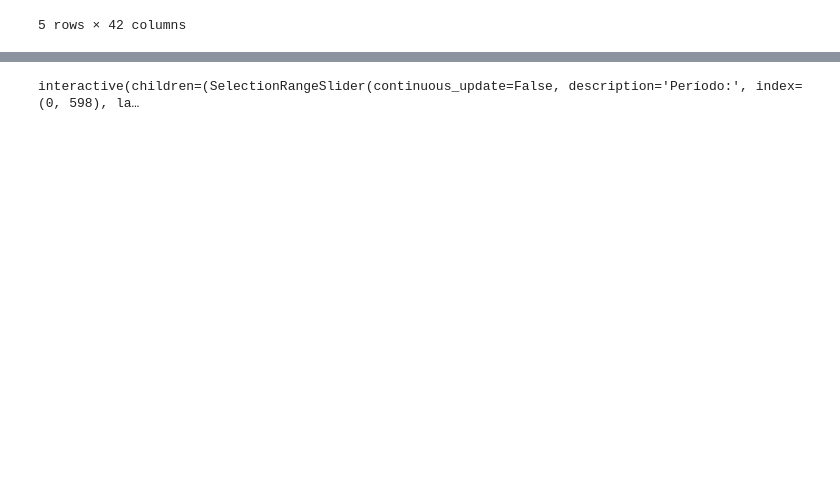
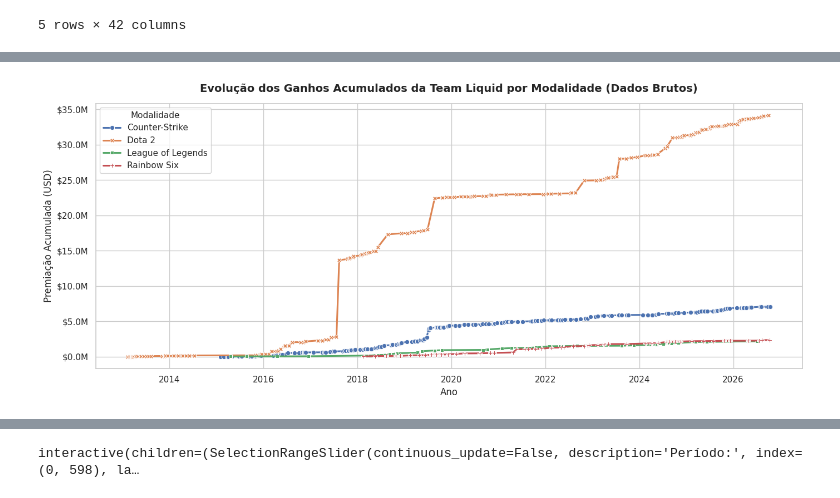
Before and after one commit to AlbertButzke/BrincadeiraComDados, a Jupyter notebook: CounterStrike/Team_Liquid.ipynb, the cells around one changed output, grey strips where cells are left out. Cells and saved outputs as stored; diff of their text form; code cells hidden in the pictures; blank space fills up the shorter version.

```diff
--- a/CounterStrike/Team_Liquid.ipynb
+++ b/CounterStrike/Team_Liquid.ipynb
@@ -462,0 +539,83 @@ Liquid_dota_filtered.head()
+# %%
+import matplotlib.pyplot as plt
+import matplotlib.ticker as ticker
+import numpy as np
+import pandas as pd
+import seaborn as sns
+
+
+# ==============================================================================
+# 1. FUNÇÃO DE HIGIENIZAÇÃO FINANCEIRA E SOMA CUMULATIVA
+# ==============================================================================
+def processar_financeiro(df):
+    """Converte a premiação para float, ordena por data cronológica
+
+    e calcula o ganho acumulado histórico da modalidade.
+    """
+    df = df.copy()
+    df["Prize_Clean"] = (
+        df["Prize"]
+        .astype(str)
+        .str.replace(r"[\$,]", "", regex=True)
+        .replace(["-", "nan", "NaN", ""], "0")
+        .astype(float)
+    )
+    df["Date"] = pd.to_datetime(df["Date"])
+    df = df.sort_values("Date").reset_index(drop=True)
+    df["Cumulative_Prize"] = df["Prize_Clean"].cumsum()
+    return df
+
+
+# Processando os 4 jogos originais
+Liquid_dota = processar_financeiro(Liquid_dota)
+Liquid_lol = processar_financeiro(Liquid_lol)
+Liquid_csgo = processar_financeiro(Liquid_csgo)
+Liquid_rainbow6 = processar_financeiro(Liquid_rainbow6)
+
+# Concatenação preliminar apenas com os dados originais
+df_inicial = pd.concat(
+    [Liquid_dota, Liquid_lol, Liquid_csgo, Liquid_rainbow6], ignore_index=True
+)
+df_inicial = df_inicial.sort_values(["Game", "Date"]).reset_index(drop=True)
+df_inicial["Cumulative_Prize"] = df_inicial.groupby("Game")[
+    "Prize_Clean"
+].cumsum()
+
+
+# ==============================================================================
+# 2. VISUALIZAÇÃO: EVOLUÇÃO TEMPORAL DOS GANHOS (DADOS BRUTOS)
+# ==============================================================================
+plt.figure(figsize=(14, 6))
+sns.set_theme(style="whitegrid")
+
+ax = sns.lineplot(
+    data=df_inicial,
+    x="Date",
+    y="Cumulative_Prize",
+    hue="Game",
+    style="Game",
+    markers=True,
+    dashes=False,
+    linewidth=2.2,
+)
+
+# Formatação estética do gráfico
+plt.title(
+    "Evolução dos Ganhos Acumulados da Team Liquid por Modalidade (Dados Brutos)",
+    fontsize=14,
+    fontweight="bold",
+    pad=15,
+)
+plt.xlabel("Ano", fontsize=12)
+plt.ylabel("Premiação Acumulada (USD)", fontsize=12)
+
+# Formata o eixo Y em milhões de dólares ($M)
+ax.yaxis.set_major_formatter(
+    ticker.FuncFormatter(lambda x, p: f"${x * 1e-6:.1f}M")
+)
+
+plt.legend(title="Modalidade", title_fontsize="11", loc="upper left")
+plt.tight_layout()
+plt.show()
+# %% [output]
+[figure, added]
```
Also changed, not shown: parts of 41 cells of this notebook, 2 other files.
